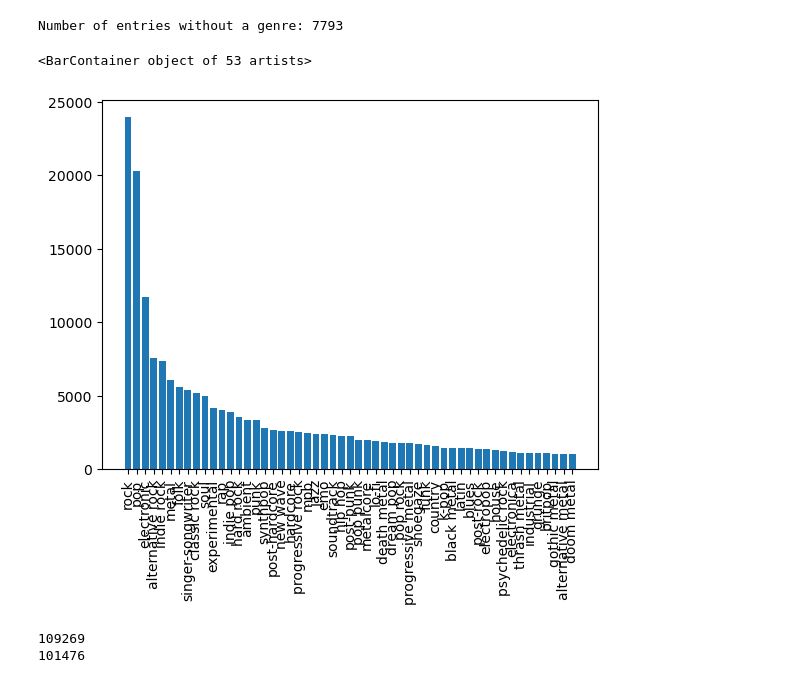
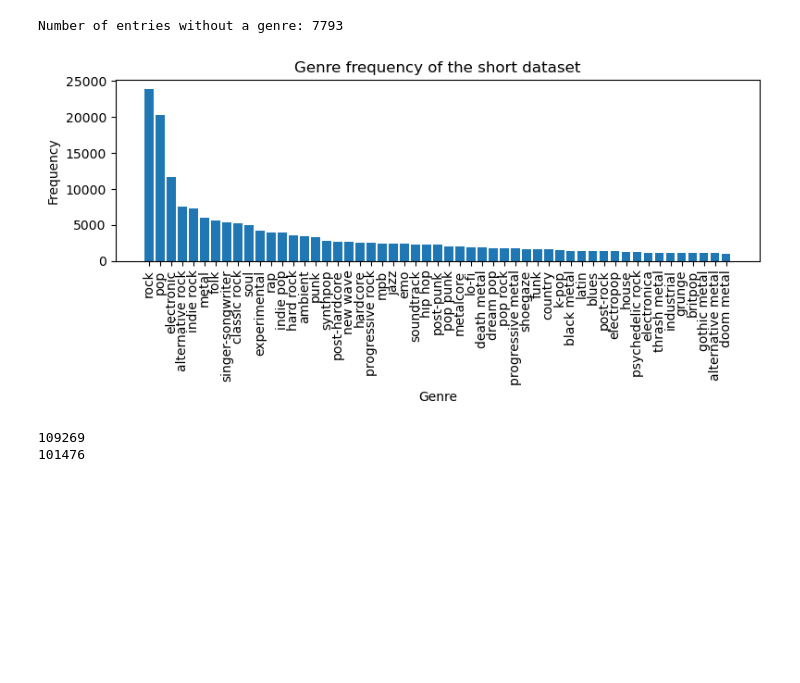
Before and after one commit to TristanBandat/genre-prediction-video, a Jupyter notebook: data_preprocessing.ipynb, the cells around one changed output. Saved outputs shown, nothing was run; the diff lists cells and outputs as text; code cells hidden in the pictures; blank space fills up the shorter version.

Commit message:
Plotting results and dataset statistics

```diff
--- a/data_preprocessing.ipynb
+++ b/data_preprocessing.ipynb
@@ -63,0 +61,19 @@ plt.bar(sorted_frequency_labels_df.index[2:], sorted_frequency_labels_df[2:])
+# %%
+plt.rcParams["figure.figsize"] = [12, 8]
+plt.rcParams["figure.autolayout"] = True
+plt.xticks(rotation=90)
+plt.xlabel('Genre')
+plt.ylabel('Frequency')
+plt.title('Genre frequency of the full dataset')
+plt.xticks(fontsize=10)
+plt.bar(sorted_frequency_labels_df.index[2:102], sorted_frequency_labels_df[2:102])
+
+axes2 = plt.twiny()
+x = (0, 1, 2)
+threshold_space = (frequency_threshold, frequency_threshold, frequency_threshold)
+axes2.plot(x, threshold_space, color='k', label='Threshold')
+axes2.legend(['Threshold'], loc="upper right")
+axes2.tick_params(labeltop=False)
+
+plt.savefig('pictures/genre_frequency_full_dataset.png', dpi=300, bbox_inches='tight')
+plt.show()
@@ -105,11 +122,18 @@ print(f'Number of entries without a genre: {len(zero_entries_list)}')
 Number of entries without a genre: 7793
 # %%
 short_labels_df = new_labels_df.drop(zero_entries_list)
+plt.rcParams["figure.figsize"] = [8, 4]
+plt.rcParams["figure.autolayout"] = True
 plt.xticks(rotation=90)
+plt.xlabel('Genre')
+plt.ylabel('Frequency')
+plt.title('Genre frequency of the short dataset')
+plt.xticks(fontsize=10)
 plt.bar(short_labels_df.columns[1:], short_labels_df.iloc[:,1:].sum())
+plt.savefig('pictures/genre_frequency_short_dataset.png', dpi=300, bbox_inches='tight')
+plt.show()
 # %% [output]
-<BarContainer object of 53 artists>
-[figure, old version]
+[figure, new version]
 # %%
 print(len(new_labels_df))
 print(len(short_labels_df))
```
Also changed, not shown: parts of 8 cells of this notebook.
